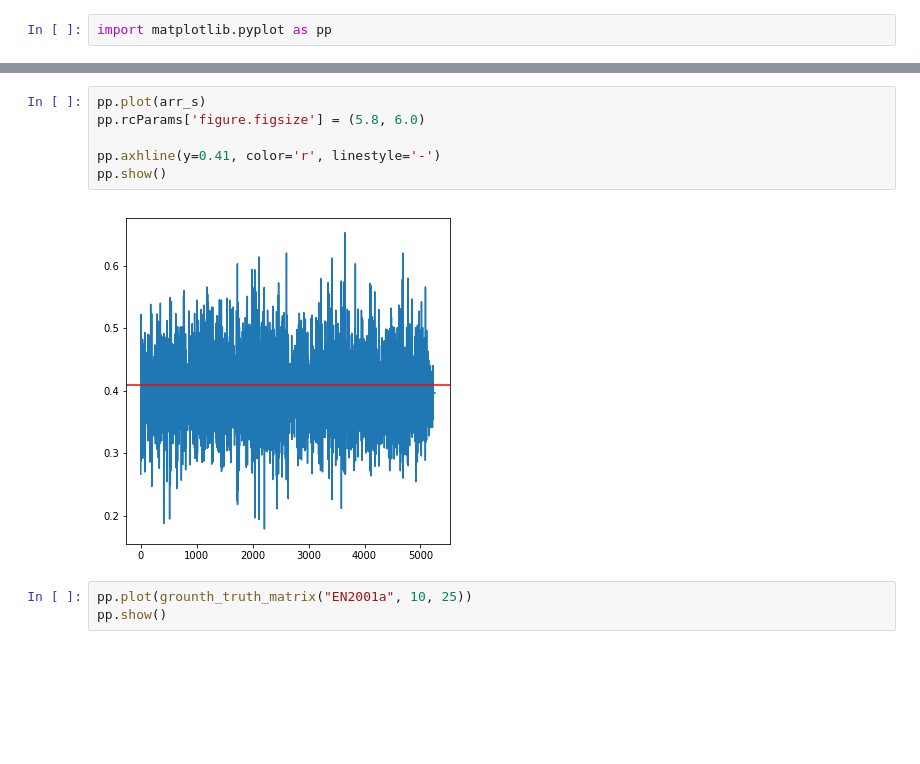
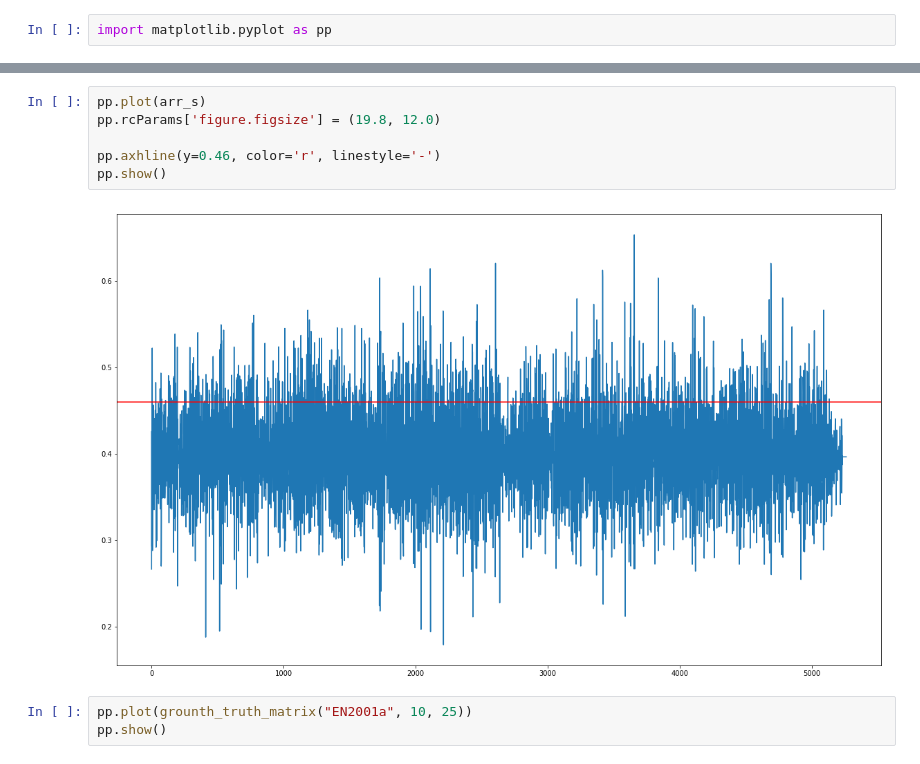
Before and after one commit to hedonistrh/SpChangeDetect, a Jupyter notebook: Speaker2Vec_dev.ipynb, the cells around one changed output, grey strips where cells are left out. Saved outputs shown, nothing was run; the diff lists cells and outputs as text; blank space fills up the shorter version.

```diff
--- a/Speaker2Vec_dev.ipynb
+++ b/Speaker2Vec_dev.ipynb
@@ -504,11 +521,11 @@ pp.show()
 # %%
 pp.plot(arr_s)
-pp.rcParams['figure.figsize'] = (5.8, 6.0)
+pp.rcParams['figure.figsize'] = (19.8, 12.0)
 
-pp.axhline(y=0.41, color='r', linestyle='-')
+pp.axhline(y=0.46, color='r', linestyle='-')
 pp.show()
 # %% [output]
-[figure, old version]
+[figure, new version]
 # %%
 pp.plot(grounth_truth_matrix("EN2001a", 10, 25))
 pp.show()
```
Also changed, not shown: parts of 3 cells of this notebook.
